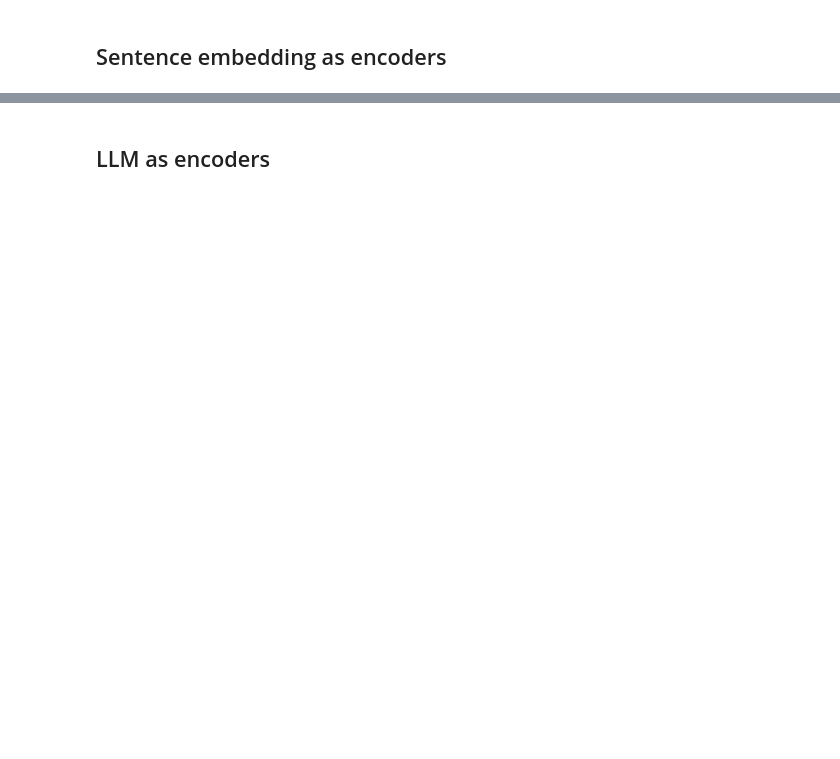
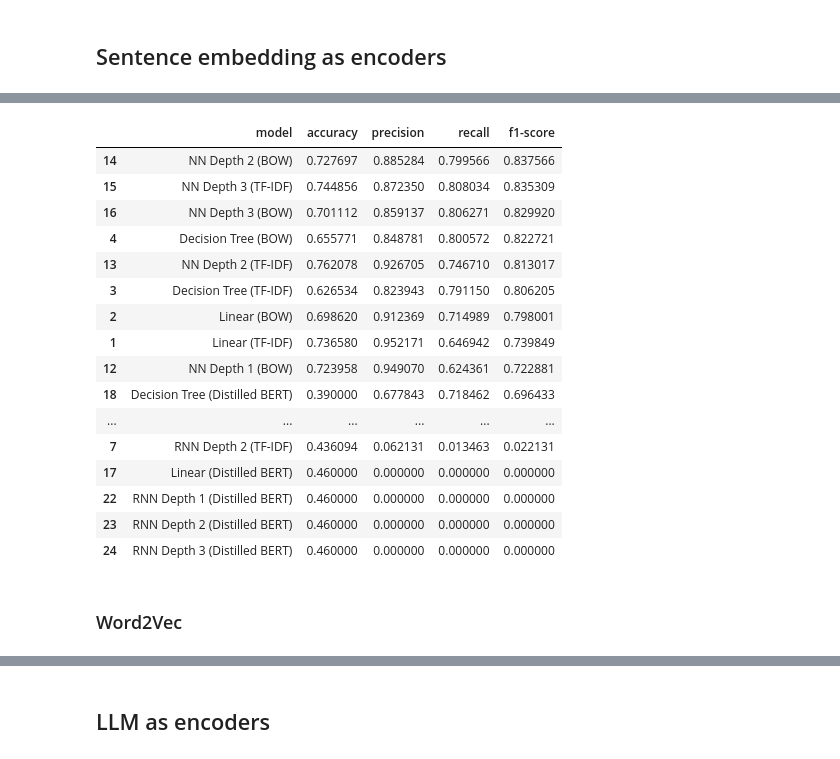
Before and after one commit to NgocMinhUniversityProjects/BTL-NLP, a Jupyter notebook: depressive-suicidal-analysis/main.ipynb, the cells around one changed output, grey strips where cells are left out. Saved outputs shown, nothing was run; the diff lists cells and outputs as text; code cells hidden in the pictures; blank space fills up the shorter version.

```diff
--- a/depressive-suicidal-analysis/main.ipynb
+++ b/depressive-suicidal-analysis/main.ipynb
@@ -559 +817,23 @@ Error:
+# %%
+display(score_df.sort_values(by="f1-score", ascending=False))
+# %% [output]
+|  | model | accuracy | precision | recall | f1-score |
+| 14 | NN Depth 2 (BOW) | 0.727697 | 0.885284 | 0.799566 | 0.837566 |
+| 15 | NN Depth 3 (TF-IDF) | 0.744856 | 0.872350 | 0.808034 | 0.835309 |
+| 16 | NN Depth 3 (BOW) | 0.701112 | 0.859137 | 0.806271 | 0.829920 |
+| 4 | Decision Tree (BOW) | 0.655771 | 0.848781 | 0.800572 | 0.822721 |
+| 13 | NN Depth 2 (TF-IDF) | 0.762078 | 0.926705 | 0.746710 | 0.813017 |
+| 3 | Decision Tree (TF-IDF) | 0.626534 | 0.823943 | 0.791150 | 0.806205 |
+| 2 | Linear (BOW) | 0.698620 | 0.912369 | 0.714989 | 0.798001 |
+| 1 | Linear (TF-IDF) | 0.736580 | 0.952171 | 0.646942 | 0.739849 |
+| 12 | NN Depth 1 (BOW) | 0.723958 | 0.949070 | 0.624361 | 0.722881 |
+| 18 | Decision Tree (Distilled BERT) | 0.390000 | 0.677843 | 0.718462 | 0.696433 |
+| ... | ... | ... | ... | ... | ... |
+| 7 | RNN Depth 2 (TF-IDF) | 0.436094 | 0.062131 | 0.013463 | 0.022131 |
+| 17 | Linear (Distilled BERT) | 0.460000 | 0.000000 | 0.000000 | 0.000000 |
+| 22 | RNN Depth 1 (Distilled BERT) | 0.460000 | 0.000000 | 0.000000 | 0.000000 |
+| 23 | RNN Depth 2 (Distilled BERT) | 0.460000 | 0.000000 | 0.000000 | 0.000000 |
+| 24 | RNN Depth 3 (Distilled BERT) | 0.460000 | 0.000000 | 0.000000 | 0.000000 |
+# %% [markdown]
+### Word2Vec
 # %%
```
Also changed, not shown: parts of 39 cells of this notebook.
